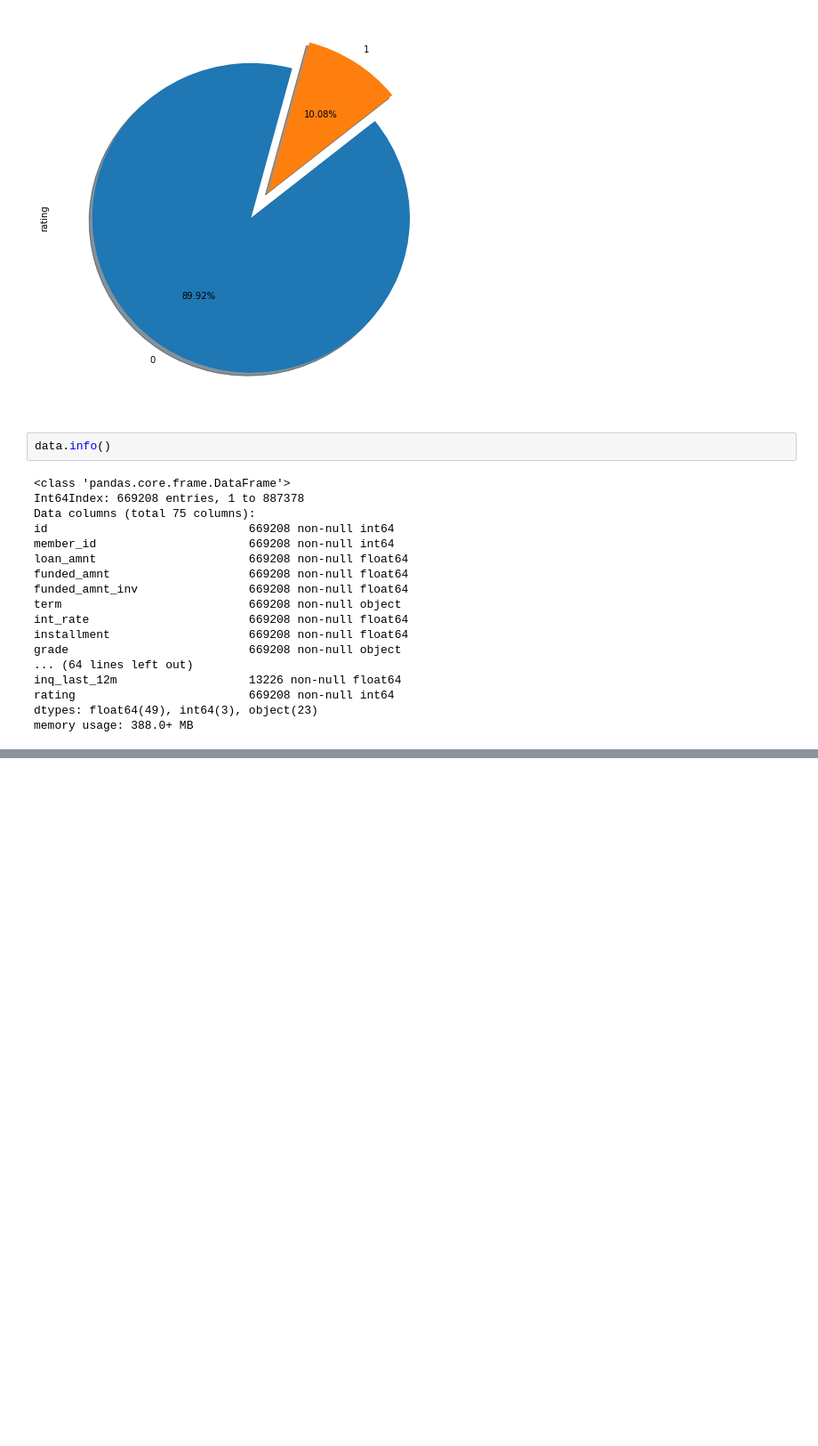
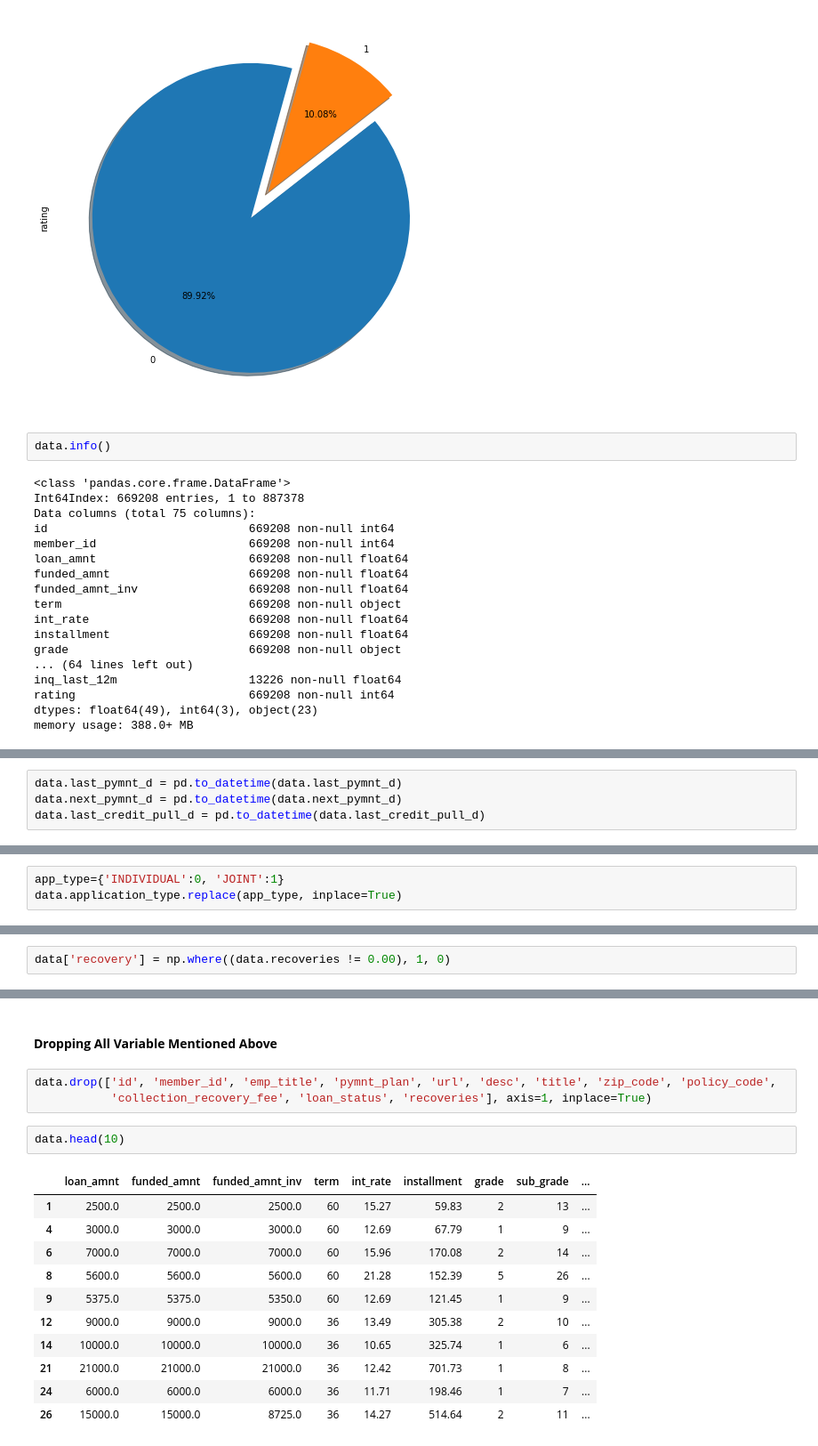
Before and after one commit to akshitvjain/LoanExtensionAnalysis, a Jupyter notebook: loan_classification.ipynb, the cells around one changed output, grey strips where cells are left out. Shown: that part at 89% size. Drawn from its saved outputs; the diff is of its cells as text; blank space fills up the shorter version.

```diff
--- a/loan_classification.ipynb
+++ b/loan_classification.ipynb
@@ -81,0 +364,4 @@ memory usage: 388.0+ MB
+# %%
+data.last_pymnt_d = pd.to_datetime(data.last_pymnt_d)
+data.next_pymnt_d = pd.to_datetime(data.next_pymnt_d)
+data.last_credit_pull_d = pd.to_datetime(data.last_credit_pull_d)
@@ -81,0 +385,3 @@ memory usage: 388.0+ MB
+# %%
+app_type={'INDIVIDUAL':0, 'JOINT':1}
+data.application_type.replace(app_type, inplace=True)
@@ -81,0 +412,2 @@ memory usage: 388.0+ MB
+# %%
+data['recovery'] = np.where((data.recoveries != 0.00), 1, 0)
@@ -81,0 +435,19 @@ memory usage: 388.0+ MB
+# %% [markdown]
+<h4><b> Dropping All Variable Mentioned Above </b></h4>
+# %%
+data.drop(['id', 'member_id', 'emp_title', 'pymnt_plan', 'url', 'desc', 'title', 'zip_code', 'policy_code',
+           'collection_recovery_fee', 'loan_status', 'recoveries'], axis=1, inplace=True)
+# %%
+data.head(10)
+# %% [output]
+|  | loan_amnt | funded_amnt | funded_amnt_inv | term | int_rate | installment | grade | sub_grade | ... |
+| 1 | 2500.0 | 2500.0 | 2500.0 | 60 | 15.27 | 59.83 | 2 | 13 | ... |
+| 4 | 3000.0 | 3000.0 | 3000.0 | 60 | 12.69 | 67.79 | 1 | 9 | ... |
+| 6 | 7000.0 | 7000.0 | 7000.0 | 60 | 15.96 | 170.08 | 2 | 14 | ... |
+| 8 | 5600.0 | 5600.0 | 5600.0 | 60 | 21.28 | 152.39 | 5 | 26 | ... |
+| 9 | 5375.0 | 5375.0 | 5350.0 | 60 | 12.69 | 121.45 | 1 | 9 | ... |
+| 12 | 9000.0 | 9000.0 | 9000.0 | 36 | 13.49 | 305.38 | 2 | 10 | ... |
+| 14 | 10000.0 | 10000.0 | 10000.0 | 36 | 10.65 | 325.74 | 1 | 6 | ... |
+| 21 | 21000.0 | 21000.0 | 21000.0 | 36 | 12.42 | 701.73 | 1 | 8 | ... |
+| 24 | 6000.0 | 6000.0 | 6000.0 | 36 | 11.71 | 198.46 | 1 | 7 | ... |
+| 26 | 15000.0 | 15000.0 | 8725.0 | 36 | 14.27 | 514.64 | 2 | 11 | ... |
```
Also changed, not shown: parts of 45 cells of this notebook.
